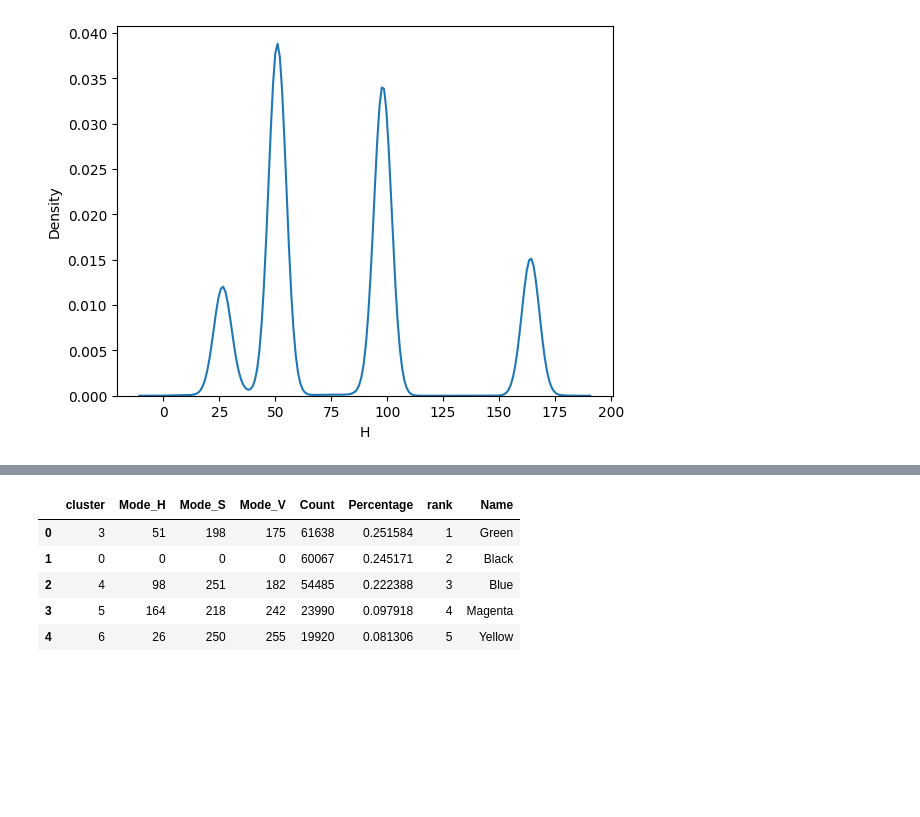
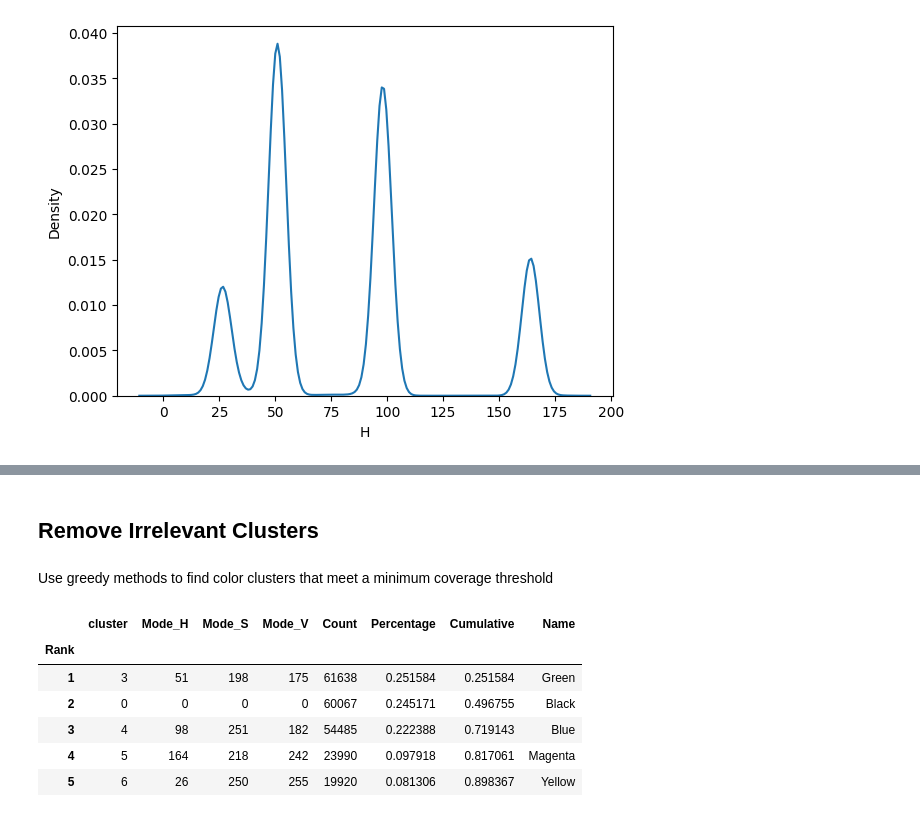
Before and after one commit to JaredSchwartz/Color-Analysis, a Jupyter notebook: Color analysis.ipynb, the cells around one changed output, grey strips where cells are left out. Cells and saved outputs as stored; diff of their text form; code cells hidden in the pictures; blank space fills up the shorter version.

```diff
--- a/Color analysis.ipynb
+++ b/Color analysis.ipynb
@@ -184,10 +165,17 @@ Find color clusters that cover 90% of the area
-# %%
-Final_Clusters = greedy_select(cluster_summary,0.9)
-display(Final_Clusters)
-# %% [output]
-|  | cluster | Mode_H | Mode_S | Mode_V | Count | Percentage | rank | Name |
-| 0 | 3 | 51 | 198 | 175 | 61638 | 0.251584 | 1 | Green |
-| 1 | 0 | 0 | 0 | 0 | 60067 | 0.245171 | 2 | Black |
-| 2 | 4 | 98 | 251 | 182 | 54485 | 0.222388 | 3 | Blue |
-| 3 | 5 | 164 | 218 | 242 | 23990 | 0.097918 | 4 | Magenta |
-| 4 | 6 | 26 | 250 | 255 | 19920 | 0.081306 | 5 | Yellow |
+# %% [markdown]
+## Remove Irrelevant Clusters
+# %% [markdown]
+Use greedy methods to find color clusters that meet a minimum coverage threshold
+# %%
+mask = cluster_summary['Cumulative'] >= area_threshold
+Final_Clusters = cluster_summary.loc[:mask.idxmax()]
+
+display(Final_Clusters)
+# %% [output]
+|  | cluster | Mode_H | Mode_S | Mode_V | Count | Percentage | Cumulative | Name |
+| Rank |  |  |  |  |  |  |  |  |
+| 1 | 3 | 51 | 198 | 175 | 61638 | 0.251584 | 0.251584 | Green |
+| 2 | 0 | 0 | 0 | 0 | 60067 | 0.245171 | 0.496755 | Black |
+| 3 | 4 | 98 | 251 | 182 | 54485 | 0.222388 | 0.719143 | Blue |
+| 4 | 5 | 164 | 218 | 242 | 23990 | 0.097918 | 0.817061 | Magenta |
+| 5 | 6 | 26 | 250 | 255 | 19920 | 0.081306 | 0.898367 | Yellow |
```
Also changed, not shown: parts of 13 cells of this notebook.
